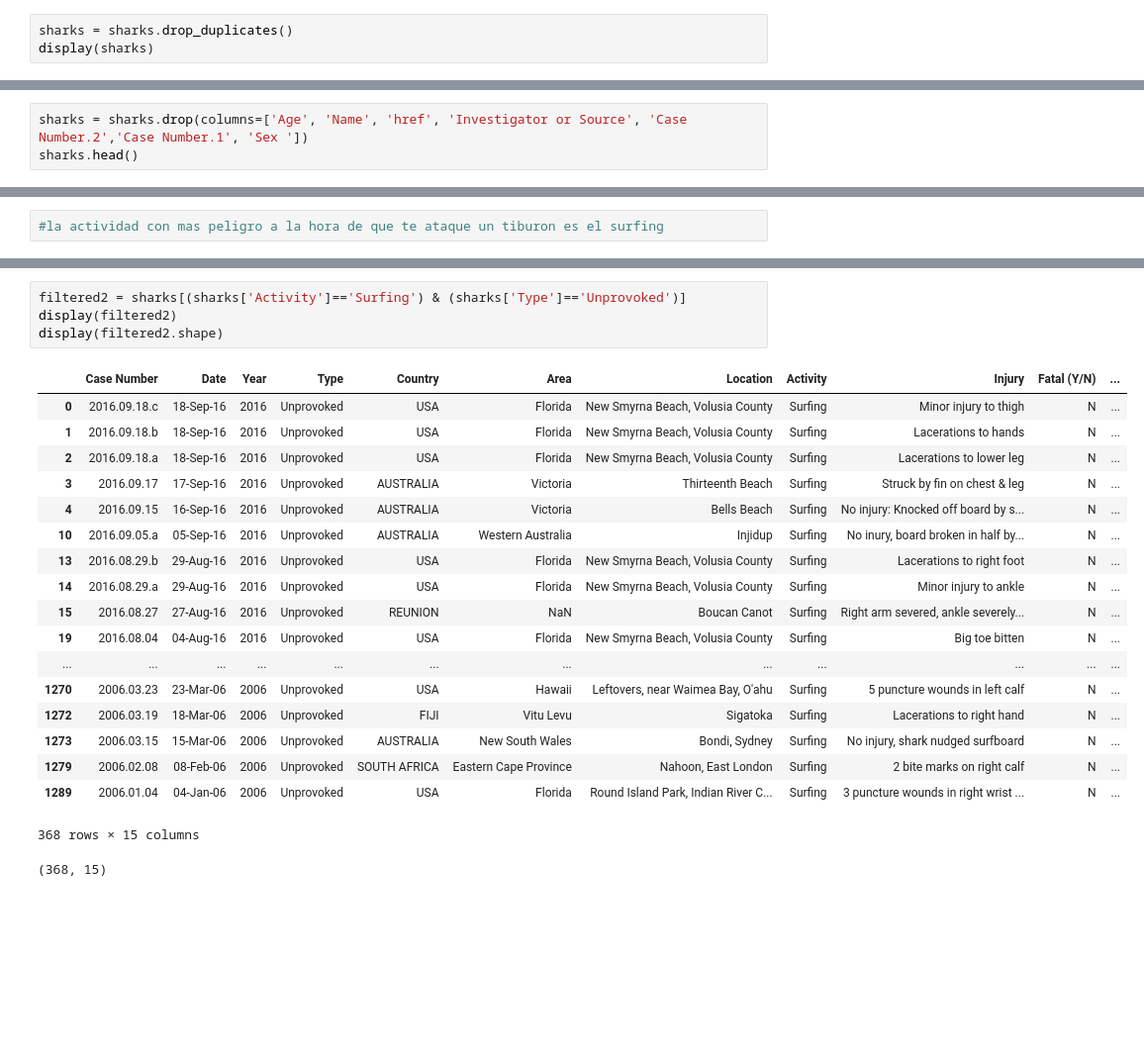
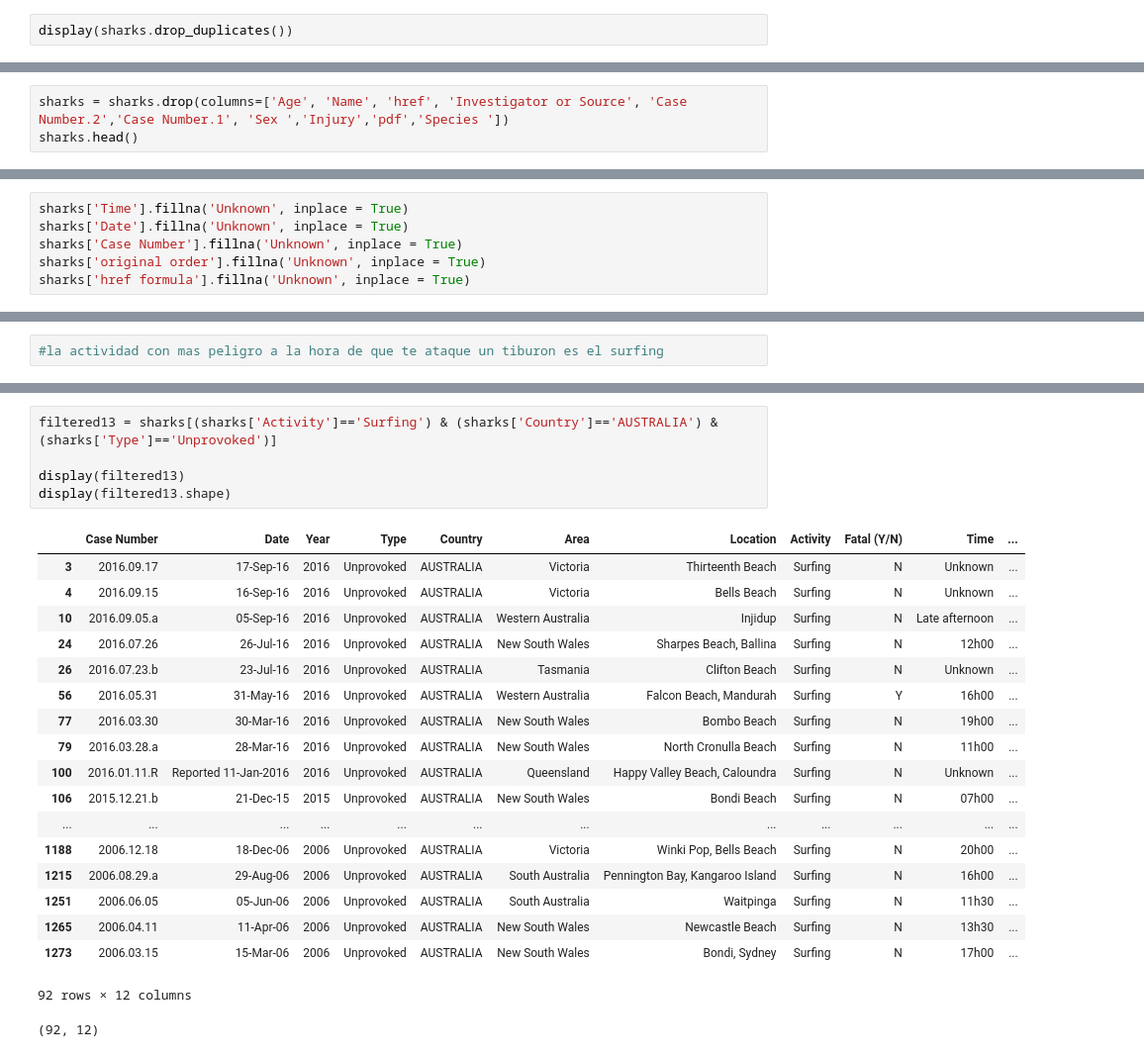
Before and after one commit to ironhack-datalabs/datamad0419, a Jupyter notebook: module-1/pandas-project/your-code/Untitled.ipynb, the cells around one changed output, grey strips where cells are left out. Shown: that part at 99% size. Cells and saved outputs as stored; diff of their text form; blank space fills up the shorter version.

```diff
--- a/module-1/pandas-project/your-code/Untitled.ipynb
+++ b/module-1/pandas-project/your-code/Untitled.ipynb
@@ -27,6 +26,5 @@ display(sharks)
 # %%
-sharks = sharks.drop_duplicates()
-display(sharks)
+display(sharks.drop_duplicates())
 # %% [output]
 |  | Case Number | Date | Year | Type | Country | Area | Location | Activity | Name | Sex | ... |
 | 0 | 2016.09.18.c | 18-Sep-16 | 2016 | Unprovoked | USA | Florida | New Smyrna Beach, Volusia County | Surfing | male | M | ... |
@@ -117,4 +81,4 @@ print(low_variance)
 # %%
-sharks = sharks.drop(columns=['Age', 'Name', 'href', 'Investigator or Source', 'Case Number.2','Case Number.1', 'Sex '])
+sharks = sharks.drop(columns=['Age', 'Name', 'href', 'Investigator or Source', 'Case Number.2','Case Number.1', 'Sex ','Injury','pdf','Species '])
 sharks.head()
 # %% [output]
@@ -127,3 +91,9 @@ sharks.head()
+# %%
+sharks['Time'].fillna('Unknown', inplace = True)
+sharks['Date'].fillna('Unknown', inplace = True)
+sharks['Case Number'].fillna('Unknown', inplace = True)
+sharks['original order'].fillna('Unknown', inplace = True)
+sharks['href formula'].fillna('Unknown', inplace = True)
 # %%
 display(sharks)
 # %% [output]
@@ -306,24 +324,25 @@ display(filtered1.shape)
 # %%
-filtered2 = sharks[(sharks['Activity']=='Surfing') & (sharks['Type']=='Unprovoked')]
-display(filtered2)
-display(filtered2.shape)
+filtered13 = sharks[(sharks['Activity']=='Surfing') & (sharks['Country']=='AUSTRALIA') & (sharks['Type']=='Unprovoked')]
+
+display(filtered13)
+display(filtered13.shape)
 # %% [output]
-|  | Case Number | Date | Year | Type | Country | Area | Location | Activity | Injury | Fatal (Y/N) | ... |
-| 0 | 2016.09.18.c | 18-Sep-16 | 2016 | Unprovoked | USA | Florida | New Smyrna Beach, Volusia County | Surfing | Minor injury to thigh | N | ... |
-| 1 | 2016.09.18.b | 18-Sep-16 | 2016 | Unprovoked | USA | Florida | New Smyrna Beach, Volusia County | Surfing | Lacerations to hands | N | ... |
-| 2 | 2016.09.18.a | 18-Sep-16 | 2016 | Unprovoked | USA | Florida | New Smyrna Beach, Volusia County | Surfing | Lacerations to lower leg | N | ... |
-| 3 | 2016.09.17 | 17-Sep-16 | 2016 | Unprovoked | AUSTRALIA | Victoria | Thirteenth Beach | Surfing | Struck by fin on chest & leg | N | ... |
-| 4 | 2016.09.15 | 16-Sep-16 | 2016 | Unprovoked | AUSTRALIA | Victoria | Bells Beach | Surfing | No injury: Knocked off board by s... | N | ... |
-| 10 | 2016.09.05.a | 05-Sep-16 | 2016 | Unprovoked | AUSTRALIA | Western Australia | Injidup | Surfing | No inury, board broken in half by... | N | ... |
-| 13 | 2016.08.29.b | 29-Aug-16 | 2016 | Unprovoked | USA | Florida | New Smyrna Beach, Volusia County | Surfing | Lacerations to right foot | N | ... |
-| 14 | 2016.08.29.a | 29-Aug-16 | 2016 | Unprovoked | USA | Florida | New Smyrna Beach, Volusia County | Surfing | Minor injury to ankle | N | ... |
-| 15 | 2016.08.27 | 27-Aug-16 | 2016 | Unprovoked | REUNION | NaN | Boucan Canot | Surfing | Right arm severed, ankle severely... | N | ... |
-| 19 | 2016.08.04 | 04-Aug-16 | 2016 | Unprovoked | USA | Florida | New Smyrna Beach, Volusia County | Surfing | Big toe bitten | N | ... |
+|  | Case Number | Date | Year | Type | Country | Area | Location | Activity | Fatal (Y/N) | Time | ... |
+| 3 | 2016.09.17 | 17-Sep-16 | 2016 | Unprovoked | AUSTRALIA | Victoria | Thirteenth Beach | Surfing | N | Unknown | ... |
+| 4 | 2016.09.15 | 16-Sep-16 | 2016 | Unprovoked | AUSTRALIA | Victoria | Bells Beach | Surfing | N | Unknown | ... |
+| 10 | 2016.09.05.a | 05-Sep-16 | 2016 | Unprovoked | AUSTRALIA | Western Australia | Injidup | Surfing | N | Late afternoon | ... |
+| 24 | 2016.07.26 | 26-Jul-16 | 2016 | Unprovoked | AUSTRALIA | New South Wales | Sharpes Beach, Ballina | Surfing | N | 12h00 | ... |
+| 26 | 2016.07.23.b | 23-Jul-16 | 2016 | Unprovoked | AUSTRALIA | Tasmania | Clifton Beach | Surfing | N | Unknown | ... |
+| 56 | 2016.05.31 | 31-May-16 | 2016 | Unprovoked | AUSTRALIA | Western Australia | Falcon Beach, Mandurah | Surfing | Y | 16h00 | ... |
+| 77 | 2016.03.30 | 30-Mar-16 | 2016 | Unprovoked | AUSTRALIA | New South Wales | Bombo Beach | Surfing | N | 19h00 | ... |
+| 79 | 2016.03.28.a | 28-Mar-16 | 2016 | Unprovoked | AUSTRALIA | New South Wales | North Cronulla Beach | Surfing | N | 11h00 | ... |
+| 100 | 2016.01.11.R | Reported 11-Jan-2016 | 2016 | Unprovoked | AUSTRALIA | Queensland | Happy Valley Beach, Caloundra | Surfing | N | Unknown | ... |
+| 106 | 2015.12.21.b | 21-Dec-15 | 2015 | Unprovoked | AUSTRALIA | New South Wales | Bondi Beach | Surfing | N | 07h00 | ... |
 | ... | ... | ... | ... | ... | ... | ... | ... | ... | ... | ... | ... |
-| 1270 | 2006.03.23 | 23-Mar-06 | 2006 | Unprovoked | USA | Hawaii | Leftovers, near Waimea Bay, O'ahu | Surfing | 5 puncture wounds in left calf | N | ... |
-| 1272 | 2006.03.19 | 18-Mar-06 | 2006 | Unprovoked | FIJI | Vitu Levu | Sigatoka | Surfing | Lacerations to right hand | N | ... |
-| 1273 | 2006.03.15 | 15-Mar-06 | 2006 | Unprovoked | AUSTRALIA | New South Wales | Bondi, Sydney | Surfing | No injury, shark nudged surfboard | N | ... |
-| 1279 | 2006.02.08 | 08-Feb-06 | 2006 | Unprovoked | SOUTH AFRICA | Eastern Cape Province | Nahoon, East London | Surfing | 2 bite marks on right calf | N | ... |
-| 1289 | 2006.01.04 | 04-Jan-06 | 2006 | Unprovoked | USA | Florida | Round Island Park, Indian River C... | Surfing | 3 puncture wounds in right wrist ... | N | ... |
+| 1188 | 2006.12.18 | 18-Dec-06 | 2006 | Unprovoked | AUSTRALIA | Victoria | Winki Pop, Bells Beach | Surfing | N | 20h00 | ... |
+| 1215 | 2006.08.29.a | 29-Aug-06 | 2006 | Unprovoked | AUSTRALIA | South Australia | Pennington Bay, Kangaroo Island | Surfing | N | 16h00 | ... |
+| 1251 | 2006.06.05 | 05-Jun-06 | 2006 | Unprovoked | AUSTRALIA | South Australia | Waitpinga | Surfing | N | 11h30 | ... |
+| 1265 | 2006.04.11 | 11-Apr-06 | 2006 | Unprovoked | AUSTRALIA | New South Wales | Newcastle Beach | Surfing | N | 13h30 | ... |
+| 1273 | 2006.03.15 | 15-Mar-06 | 2006 | Unprovoked | AUSTRALIA | New South Wales | Bondi, Sydney | Surfing | N | 17h00 | ... |
-368 rows × 15 columns
+92 rows × 12 columns
-(368, 15)
+(92, 12)
```
Also changed, not shown: parts of 41 cells of this notebook.
